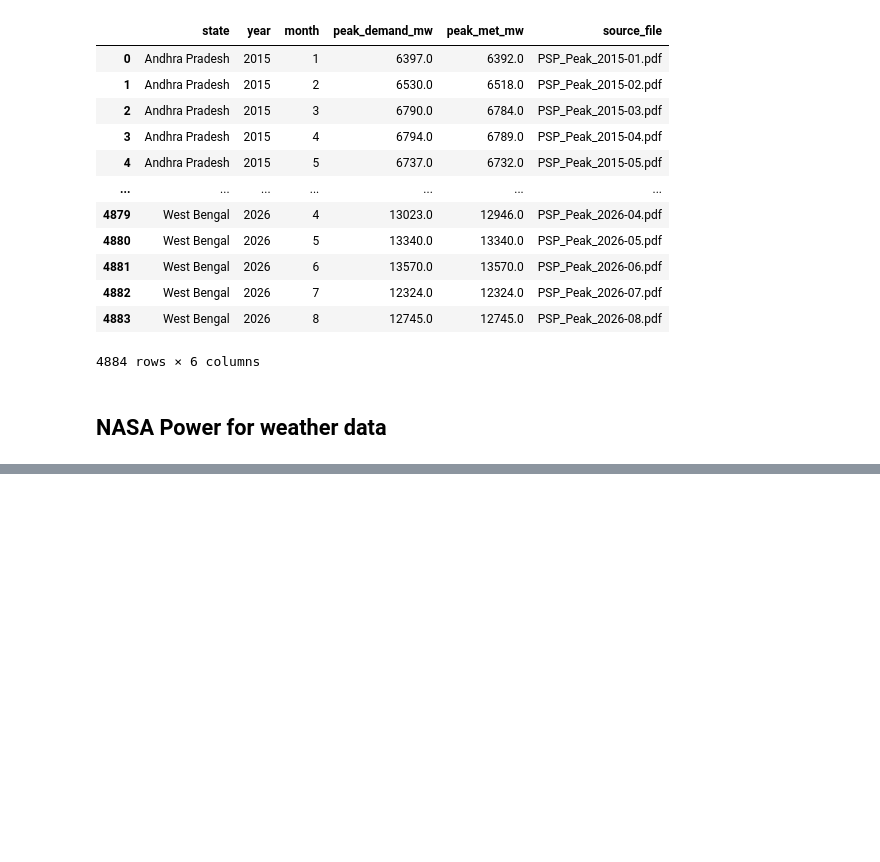
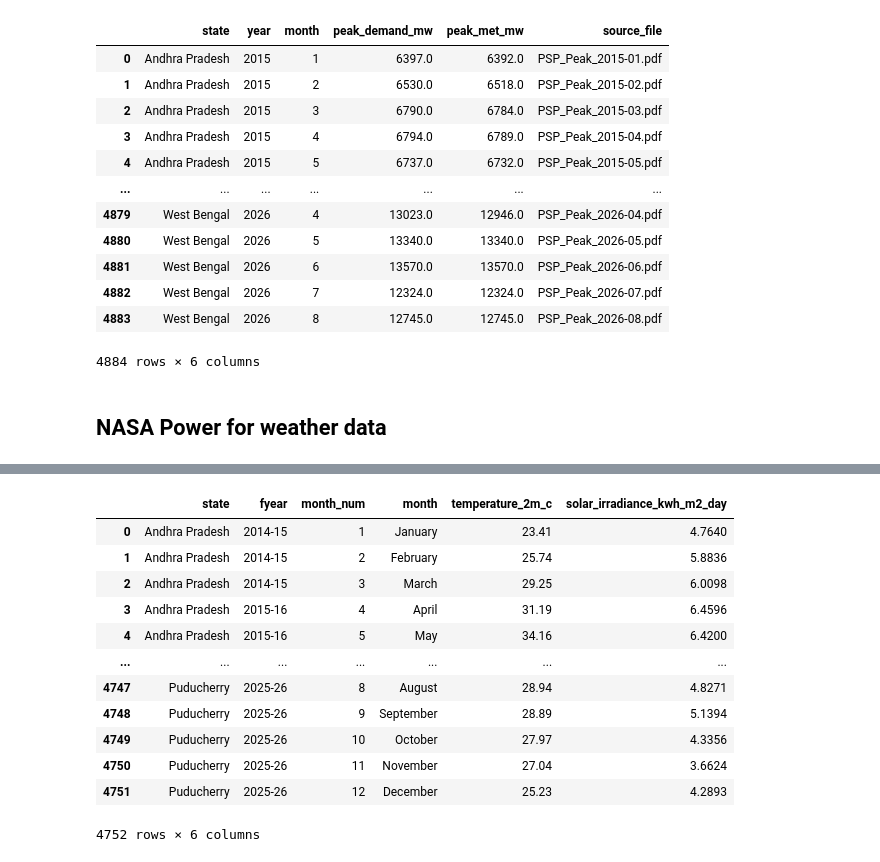
Before and after one commit to marvinminhaz/Solar-Curtailment-Project, a Jupyter notebook: notebooks/data-collection.ipynb, the cells around one changed output, grey strips where cells are left out. Drawn from its saved outputs; the diff is of its cells as text; code cells hidden in the pictures; blank space fills up the shorter version.

```diff
--- a/notebooks/data-collection.ipynb
+++ b/notebooks/data-collection.ipynb
@@ -566,0 +611,16 @@ Fetching weather data for: Puducherry ((11.9416, 79.8083))
+# %%
+weather_df
+# %% [output]
+|  | state | fyear | month_num | month | temperature_2m_c | solar_irradiance_kwh_m2_day |
+| 0 | Andhra Pradesh | 2014-15 | 1 | January | 23.41 | 4.7640 |
+| 1 | Andhra Pradesh | 2014-15 | 2 | February | 25.74 | 5.8836 |
+| 2 | Andhra Pradesh | 2014-15 | 3 | March | 29.25 | 6.0098 |
+| 3 | Andhra Pradesh | 2015-16 | 4 | April | 31.19 | 6.4596 |
+| 4 | Andhra Pradesh | 2015-16 | 5 | May | 34.16 | 6.4200 |
+| ... | ... | ... | ... | ... | ... | ... |
+| 4747 | Puducherry | 2025-26 | 8 | August | 28.94 | 4.8271 |
+| 4748 | Puducherry | 2025-26 | 9 | September | 28.89 | 5.1394 |
+| 4749 | Puducherry | 2025-26 | 10 | October | 27.97 | 4.3356 |
+| 4750 | Puducherry | 2025-26 | 11 | November | 27.04 | 3.6624 |
+| 4751 | Puducherry | 2025-26 | 12 | December | 25.23 | 4.2893 |
+4752 rows × 6 columns
```
Also changed, not shown: parts of 5 cells of this notebook, 8 other files.
